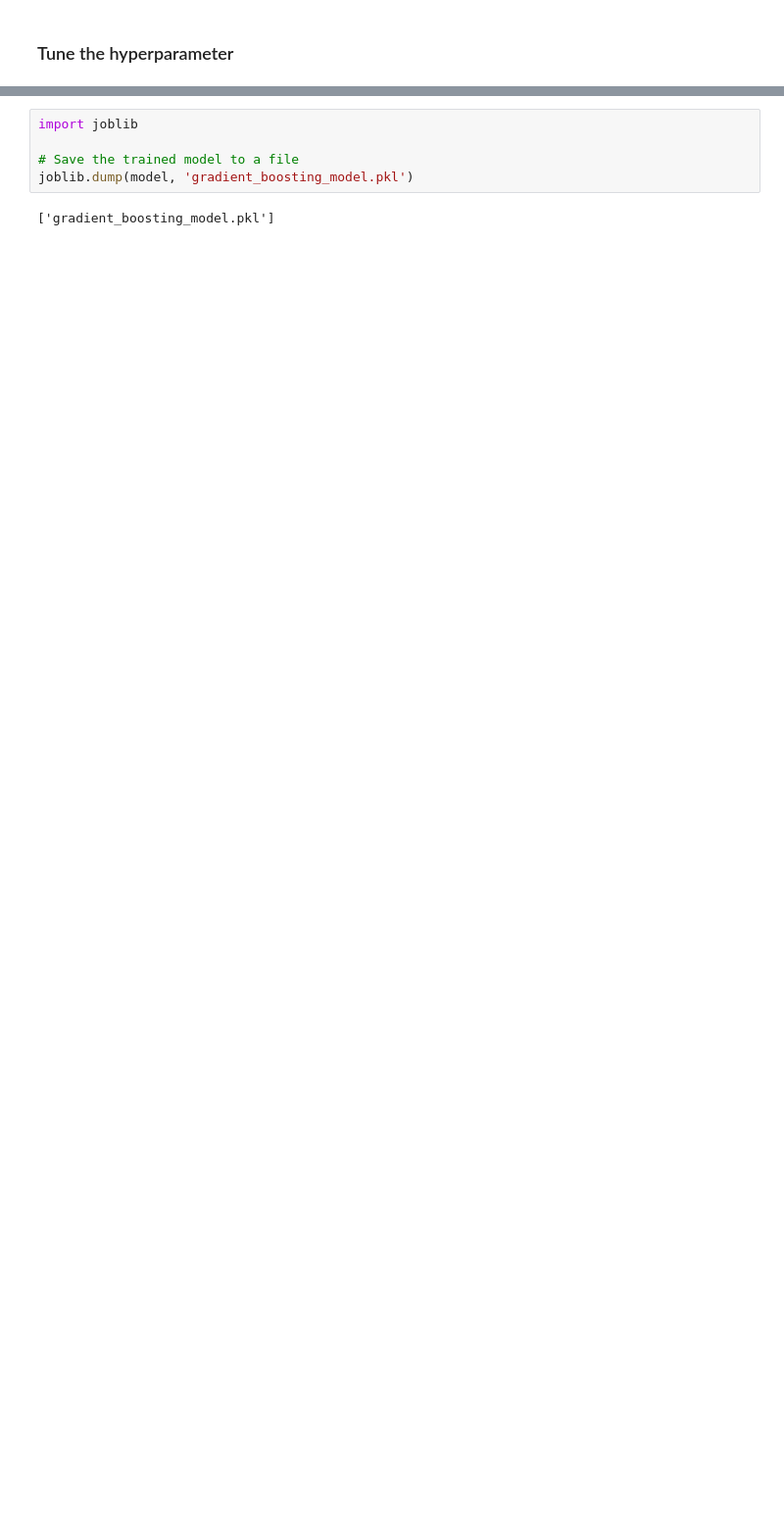
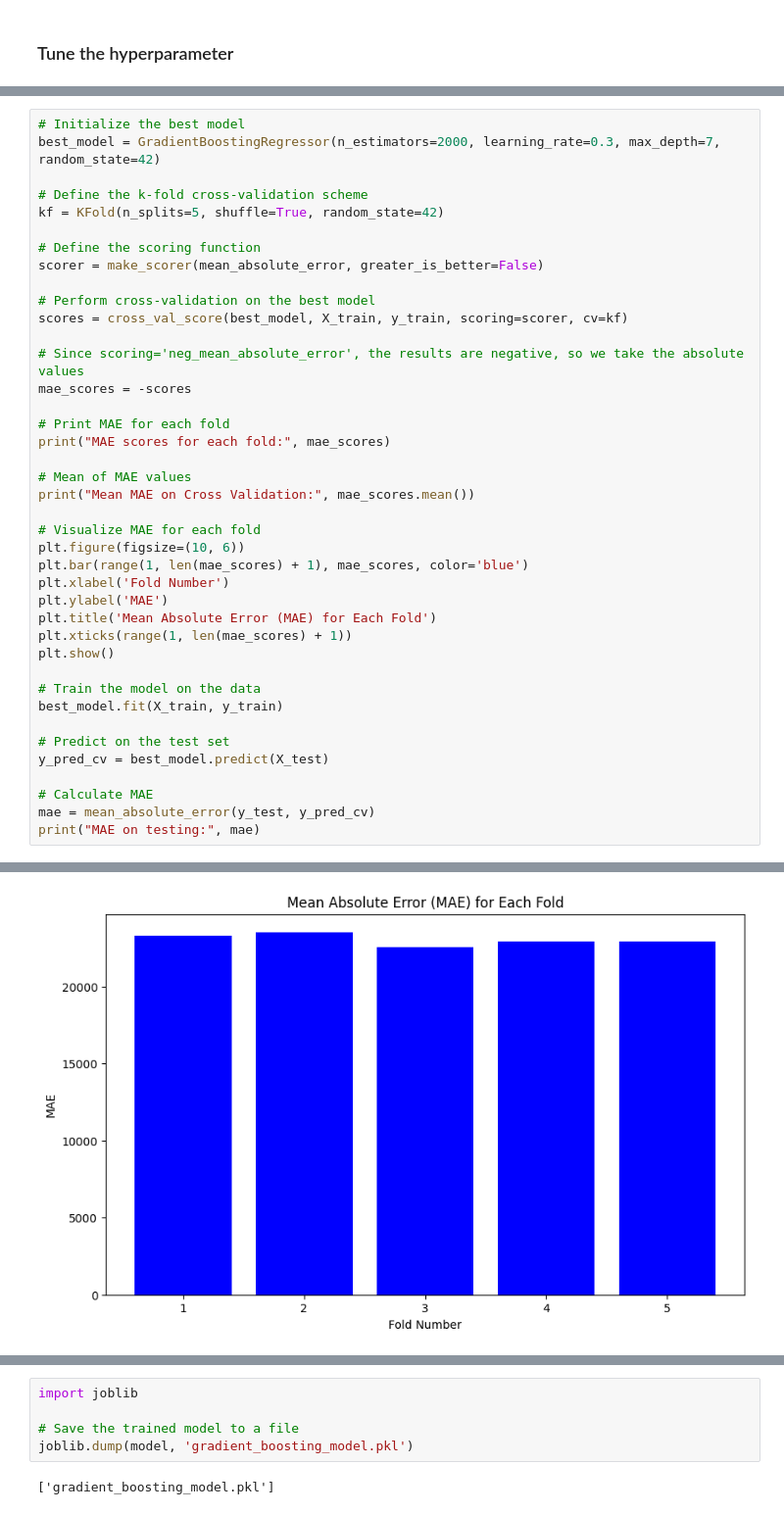
Before and after one commit to naufalsutrisna/Room-Pricing-Bukit-Vista, a Jupyter notebook: machine learning/gbr_model.ipynb, the cells around one changed output, grey strips where cells are left out. Shown at 98% size. Saved outputs shown, nothing was run; the diff lists cells and outputs as text; blank space fills up the shorter version.

```diff
--- a/machine learning/gbr_model.ipynb
+++ b/machine learning/gbr_model.ipynb
@@ -163,0 +141,41 @@ Best Parameters: {'learning_rate': 0.3, 'max_depth': 7, 'n_estimators': 2000}
+# %%
+# Initialize the best model
+best_model = GradientBoostingRegressor(n_estimators=2000, learning_rate=0.3, max_depth=7, random_state=42)
+
+# Define the k-fold cross-validation scheme
+kf = KFold(n_splits=5, shuffle=True, random_state=42)
+
+# Define the scoring function
+scorer = make_scorer(mean_absolute_error, greater_is_better=False)
+
+# Perform cross-validation on the best model
+scores = cross_val_score(best_model, X_train, y_train, scoring=scorer, cv=kf)
+
+# Since scoring='neg_mean_absolute_error', the results are negative, so we take the absolute values
+mae_scores = -scores
+
+# Print MAE for each fold
+print("MAE scores for each fold:", mae_scores)
+
+# Mean of MAE values
+print("Mean MAE on Cross Validation:", mae_scores.mean())
+
+# Visualize MAE for each fold
+plt.figure(figsize=(10, 6))
+plt.bar(range(1, len(mae_scores) + 1), mae_scores, color='blue')
+plt.xlabel('Fold Number')
+plt.ylabel('MAE')
+plt.title('Mean Absolute Error (MAE) for Each Fold')
+plt.xticks(range(1, len(mae_scores) + 1))
+plt.show()
+
+# Train the model on the data
+best_model.fit(X_train, y_train)
+
+# Predict on the test set
+y_pred_cv = best_model.predict(X_test)
+
+# Calculate MAE
+mae = mean_absolute_error(y_test, y_pred_cv)
+print("MAE on testing:", mae)
+# %% [output]
@@ -163,0 +185 @@ Best Parameters: {'learning_rate': 0.3, 'max_depth': 7, 'n_estimators': 2000}
+[figure, added]
```
Also changed, not shown: parts of 27 cells of this notebook.
